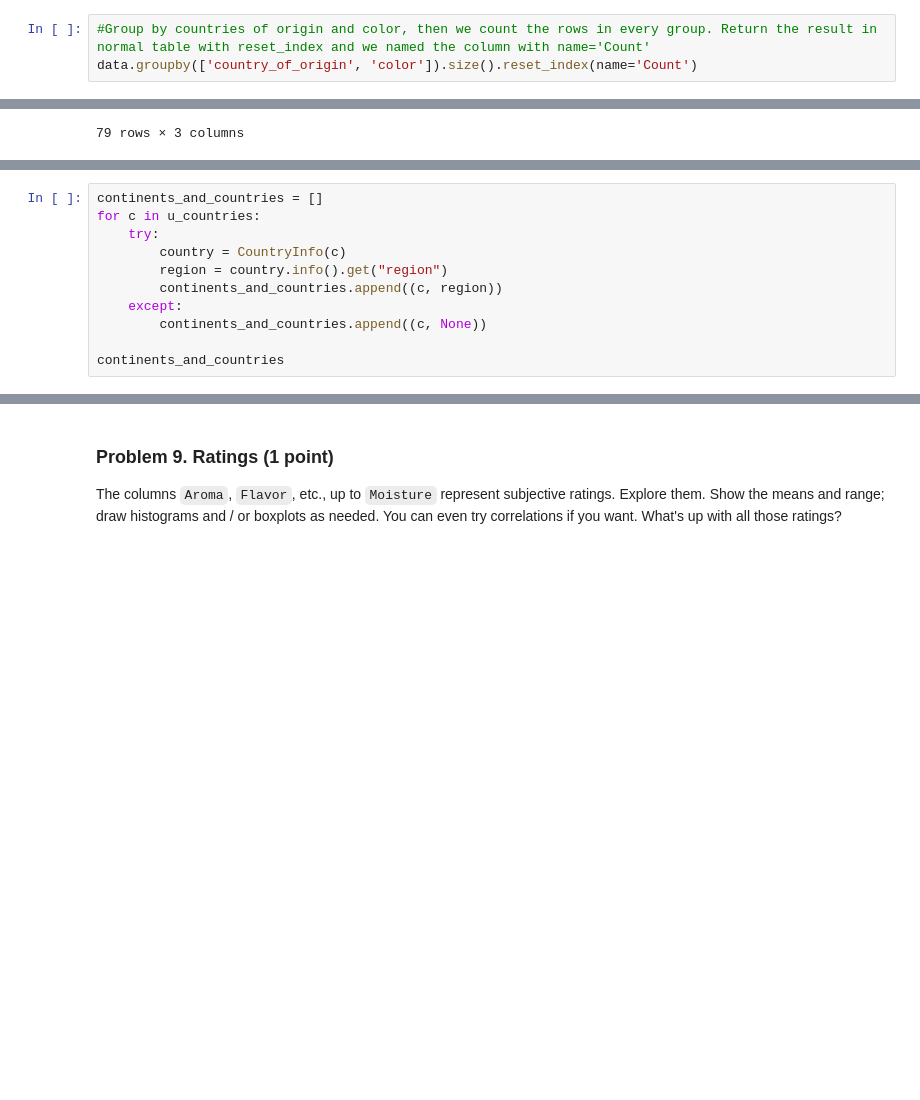
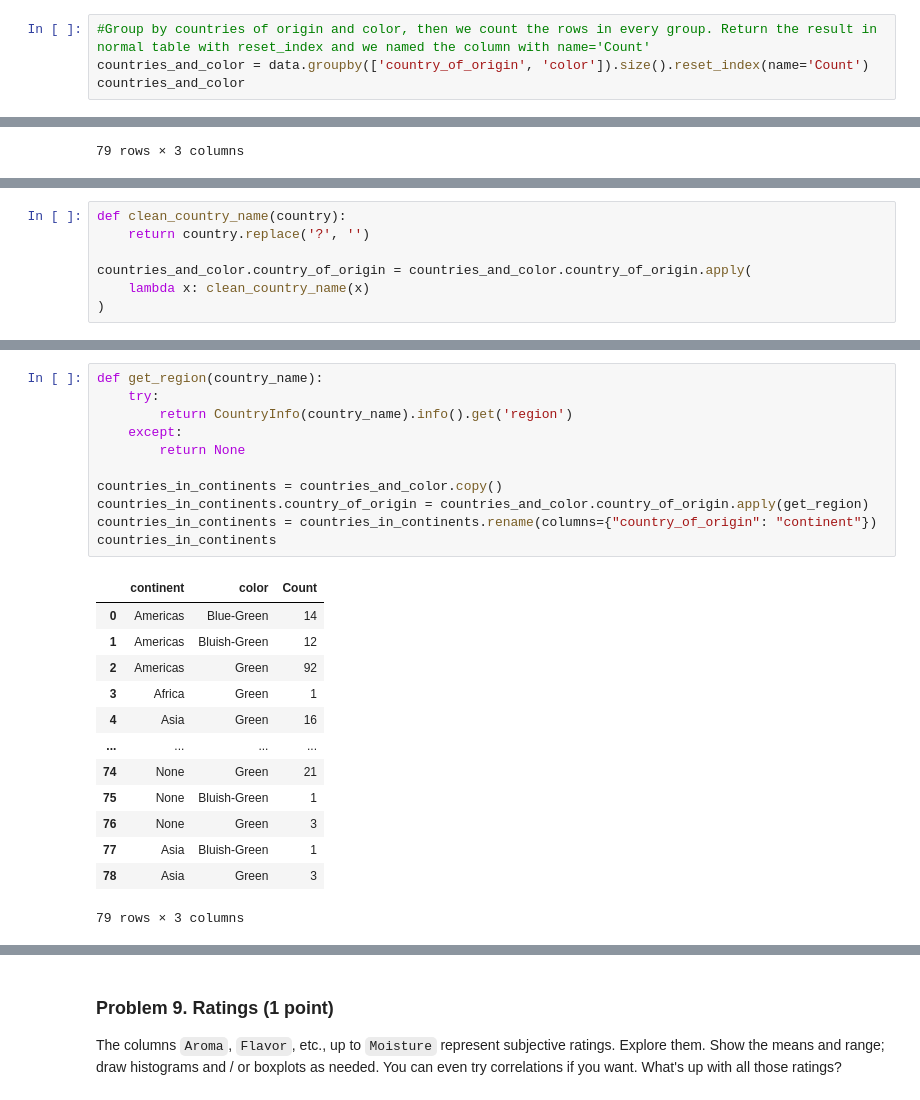
Before and after one commit to plamensve/Data_Science_Upskill_Softuni, a Jupyter notebook: 02_data_tidying_and_cleaning/Data Tidying and Cleaning Lab.ipynb, the cells around one changed output, grey strips where cells are left out. Cells and saved outputs as stored; diff of their text form; blank space fills up the shorter version.

Commit message:
Problem 8. Coffee color by country and continent (1 point)

```diff
--- a/02_data_tidying_and_cleaning/Data Tidying and Cleaning Lab.ipynb
+++ b/02_data_tidying_and_cleaning/Data Tidying and Cleaning Lab.ipynb
@@ -430,7 +430,8 @@ Create a table which shows how many coffees of each color are there in every cou
 Now do the same for continents. You know what continent each country is located in.
 # %%
 #Group by countries of origin and color, then we count the rows in every group. Return the result in normal table with reset_index and we named the column with name='Count'
-data.groupby(['country_of_origin', 'color']).size().reset_index(name='Count')
+countries_and_color = data.groupby(['country_of_origin', 'color']).size().reset_index(name='Count')
+countries_and_color
 # %% [output]
 |  | country_of_origin | color | Count |
 | 0 | Brazil | Blue-Green | 14 |
@@ -469,11 +448,0 @@ u_countries
-# %%
-continents_and_countries = []
-for c in u_countries:
-    try:
-        country = CountryInfo(c)
-        region = country.info().get("region")
-        continents_and_countries.append((c, region))
-    except:
-        continents_and_countries.append((c, None))
-
-continents_and_countries
@@ -497,0 +449,7 @@ continents_and_countries
+# %%
+def clean_country_name(country):
+    return country.replace('?', '')
+
+countries_and_color.country_of_origin = countries_and_color.country_of_origin.apply(
+    lambda x: clean_country_name(x)
+)
@@ -497,0 +472,25 @@ continents_and_countries
+# %%
+def get_region(country_name):
+    try:
+        return CountryInfo(country_name).info().get('region')
+    except:
+        return None
+
+countries_in_continents = countries_and_color.copy()
+countries_in_continents.country_of_origin = countries_and_color.country_of_origin.apply(get_region)
+countries_in_continents = countries_in_continents.rename(columns={"country_of_origin": "continent"})
+countries_in_continents
+# %% [output]
+|  | continent | color | Count |
+| 0 | Americas | Blue-Green | 14 |
+| 1 | Americas | Bluish-Green | 12 |
+| 2 | Americas | Green | 92 |
+| 3 | Africa | Green | 1 |
+| 4 | Asia | Green | 16 |
+| ... | ... | ... | ... |
+| 74 | None | Green | 21 |
+| 75 | None | Bluish-Green | 1 |
+| 76 | None | Green | 3 |
+| 77 | Asia | Bluish-Green | 1 |
+| 78 | Asia | Green | 3 |
+79 rows × 3 columns
```
Also changed, not shown: parts of 12 cells of this notebook.
